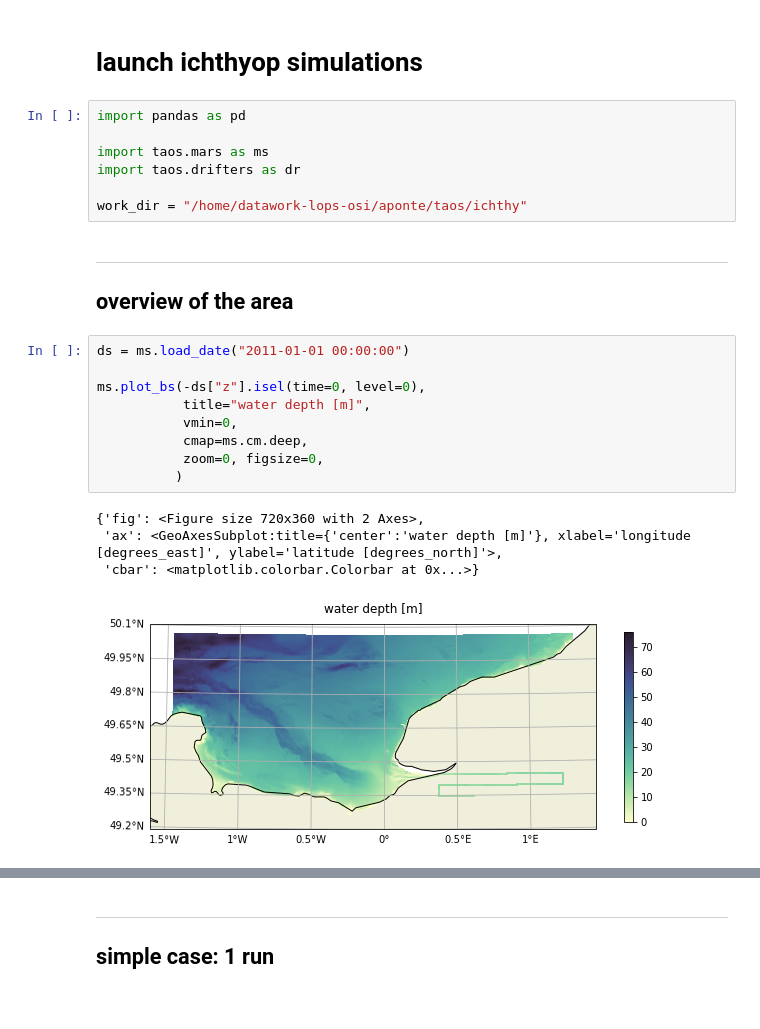
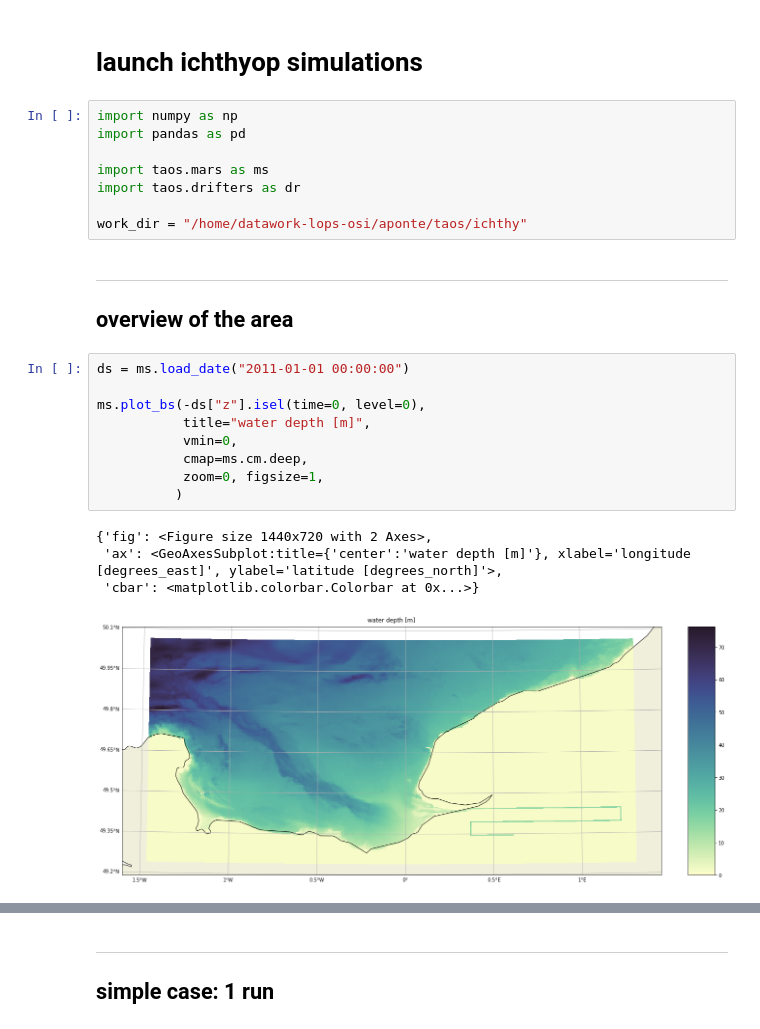
Before and after one commit to apatlpo/taos, a Jupyter notebook: drifters/launch_simulations.ipynb, the cells around one changed output, grey strips where cells are left out. Saved outputs shown, nothing was run; the diff lists cells and outputs as text.

```diff
--- a/drifters/launch_simulations.ipynb
+++ b/drifters/launch_simulations.ipynb
@@ -1,6 +1,7 @@
 # %% [markdown]
 # launch ichthyop simulations
 # %%
+import numpy as np
 import pandas as pd
 
 import taos.mars as ms
@@ -14,14 +15,14 @@ work_dir = "/home/datawork-lops-osi/aponte/taos/ichthy"
 # %%
 ds = ms.load_date("2011-01-01 00:00:00")
 
 ms.plot_bs(-ds["z"].isel(time=0, level=0),
            title="water depth [m]",
            vmin=0,
            cmap=ms.cm.deep,
-           zoom=0, figsize=0,
+           zoom=0, figsize=1,
           )
 # %% [output]
-{'fig': <Figure size 720x360 with 2 Axes>,
+{'fig': <Figure size 1440x720 with 2 Axes>,
  'ax': <GeoAxesSubplot:title={'center':'water depth [m]'}, xlabel='longitude [degrees_east]', ylabel='latitude [degrees_north]'>,
  'cbar': <matplotlib.colorbar.Colorbar at 0x...>}
-[figure, old version]
+[figure, new version]
```
Also changed, not shown: parts of 8 cells of this notebook, 3 other files.
